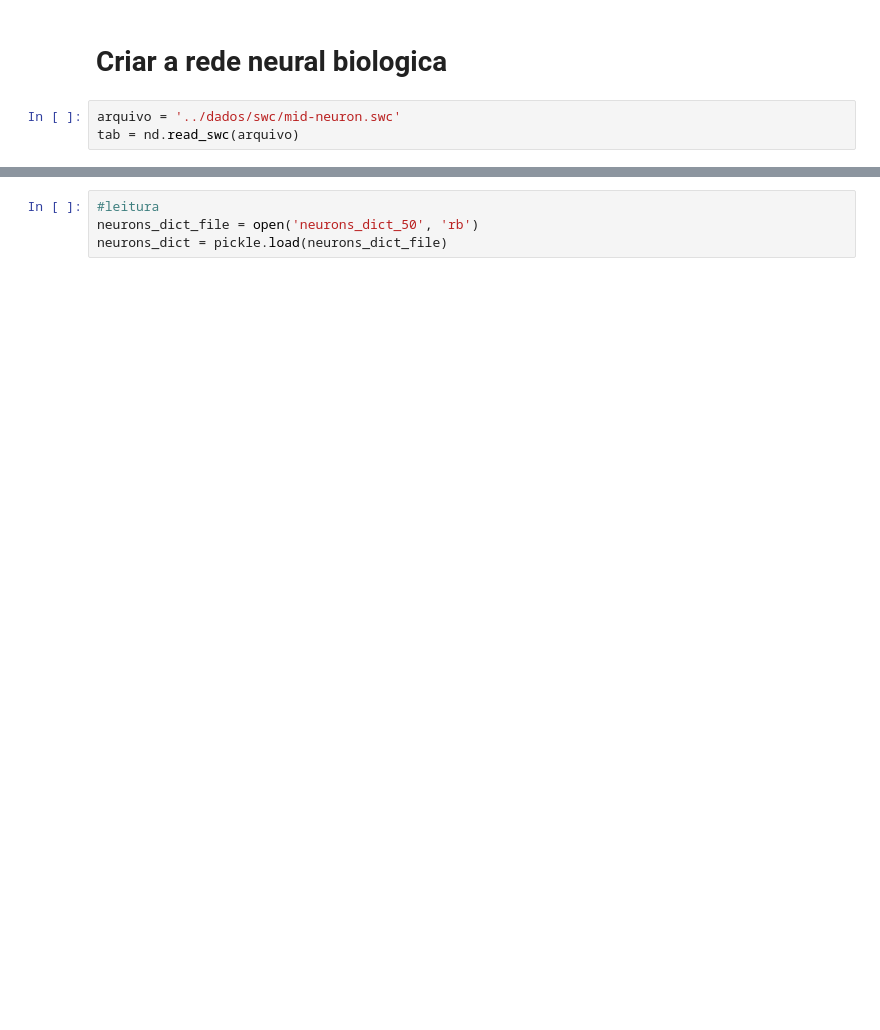
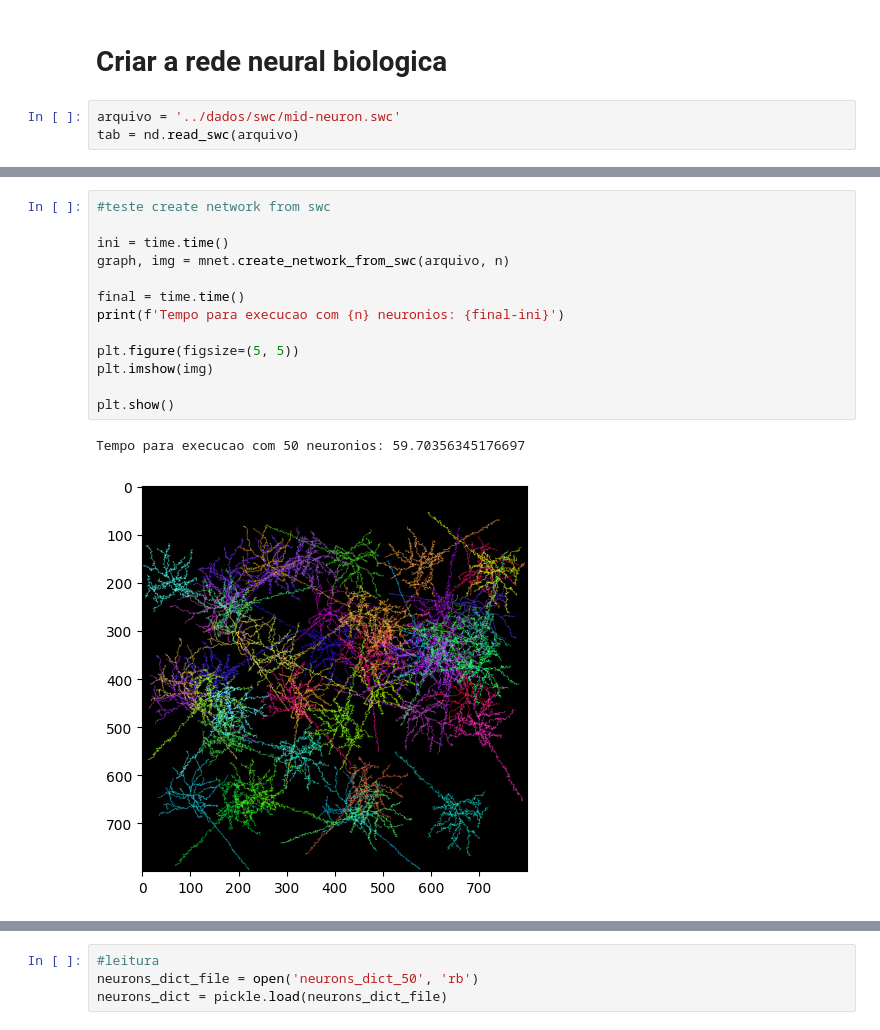
Before and after one commit to jhmonchelato/IC, a Jupyter notebook: Codigos/Brian2.ipynb, the cells around one changed output, grey strips where cells are left out. Drawn from its saved outputs; the diff is of its cells as text; blank space fills up the shorter version.

```diff
--- a/Codigos/Brian2.ipynb
+++ b/Codigos/Brian2.ipynb
@@ -55,0 +62,16 @@ KeyboardInterrupt:
+# %%
+#teste create network from swc
+
+ini = time.time()
+graph, img = mnet.create_network_from_swc(arquivo, n)
+
+final = time.time()
+print(f'Tempo para execucao com {n} neuronios: {final-ini}')
+
+plt.figure(figsize=(5, 5))
+plt.imshow(img)
+
+plt.show()
+# %% [output]
+Tempo para execucao com 50 neuronios: 59.70356345176697
+[figure, added]
```
Also changed, not shown: parts of 10 cells of this notebook.
